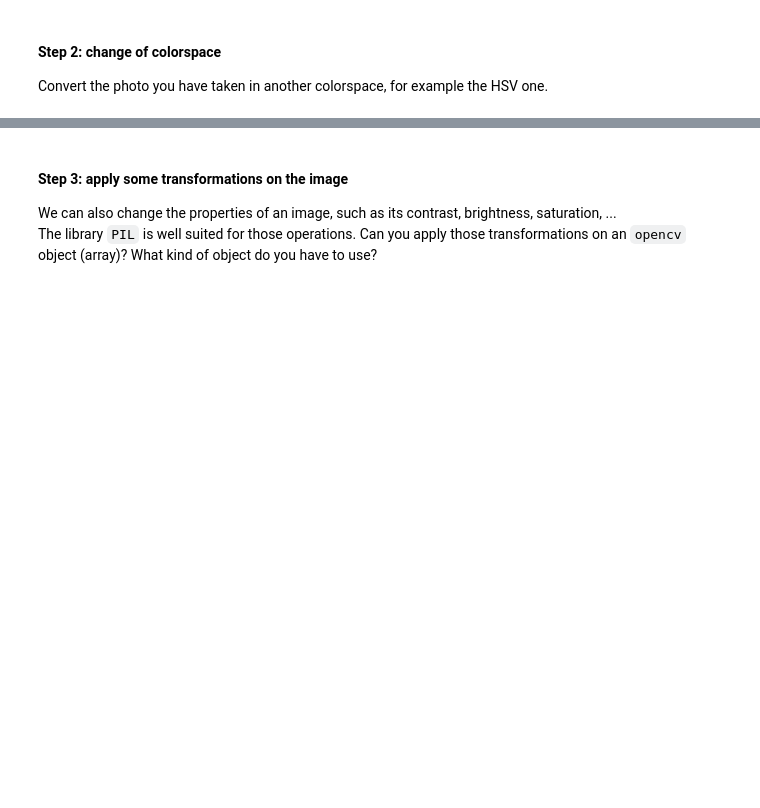
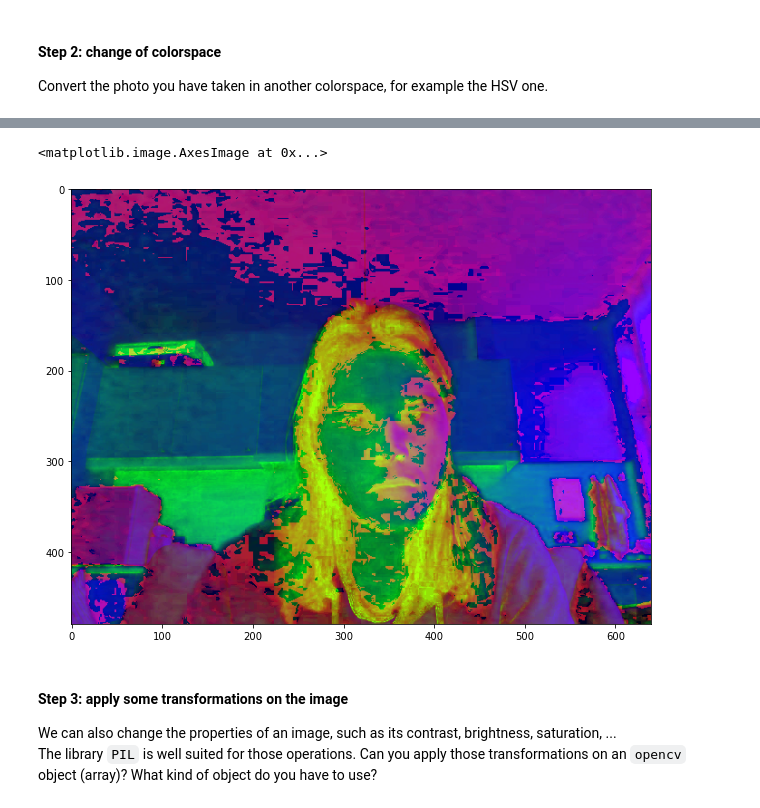
Before and after one commit to tcrasset/elen0016-computer-vision-tutorial, a Jupyter notebook: notebooks/tutorial1/cv_tp1.ipynb, the cells around one changed output, grey strips where cells are left out. Saved outputs shown, nothing was run; the diff lists cells and outputs as text; code cells hidden in the pictures; blank space fills up the shorter version.

```diff
--- a/notebooks/tutorial1/cv_tp1.ipynb
+++ b/notebooks/tutorial1/cv_tp1.ipynb
@@ -30,3 +64,9 @@ Convert the photo you have taken in another colorspace, for example the HSV one.
+# %%
+HSV_image = cv2.cvtColor(RGB_image, cv2.COLOR_RGB2HSV)
+plt.imshow(HSV_image)
+# %% [output]
+<matplotlib.image.AxesImage at 0x...>
+[figure, added]
 # %% [markdown]
 #### Step 3: apply some transformations on the image
 We can also change the properties of an image, such as its contrast, brightness, saturation, ...
```
Also changed, not shown: parts of 15 cells of this notebook.
